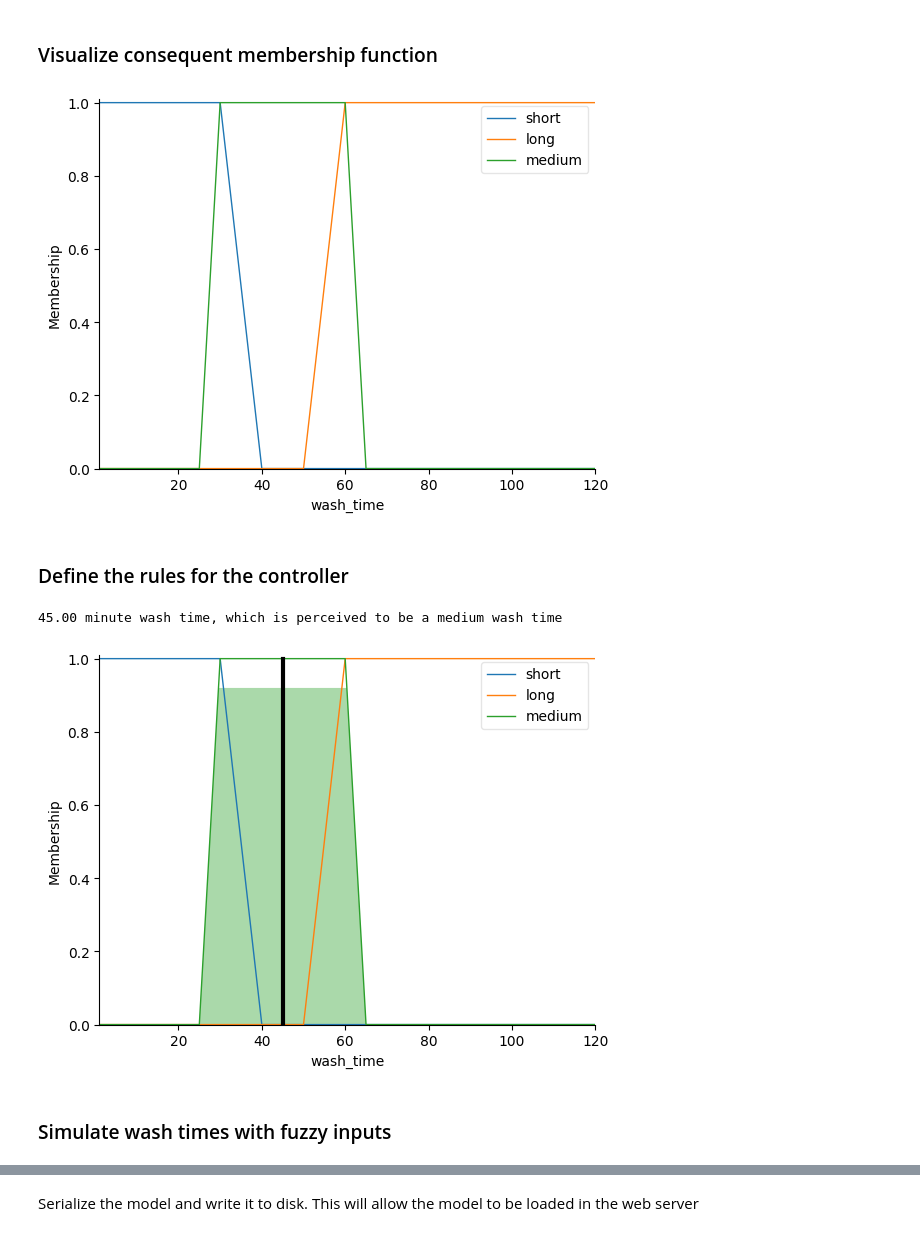
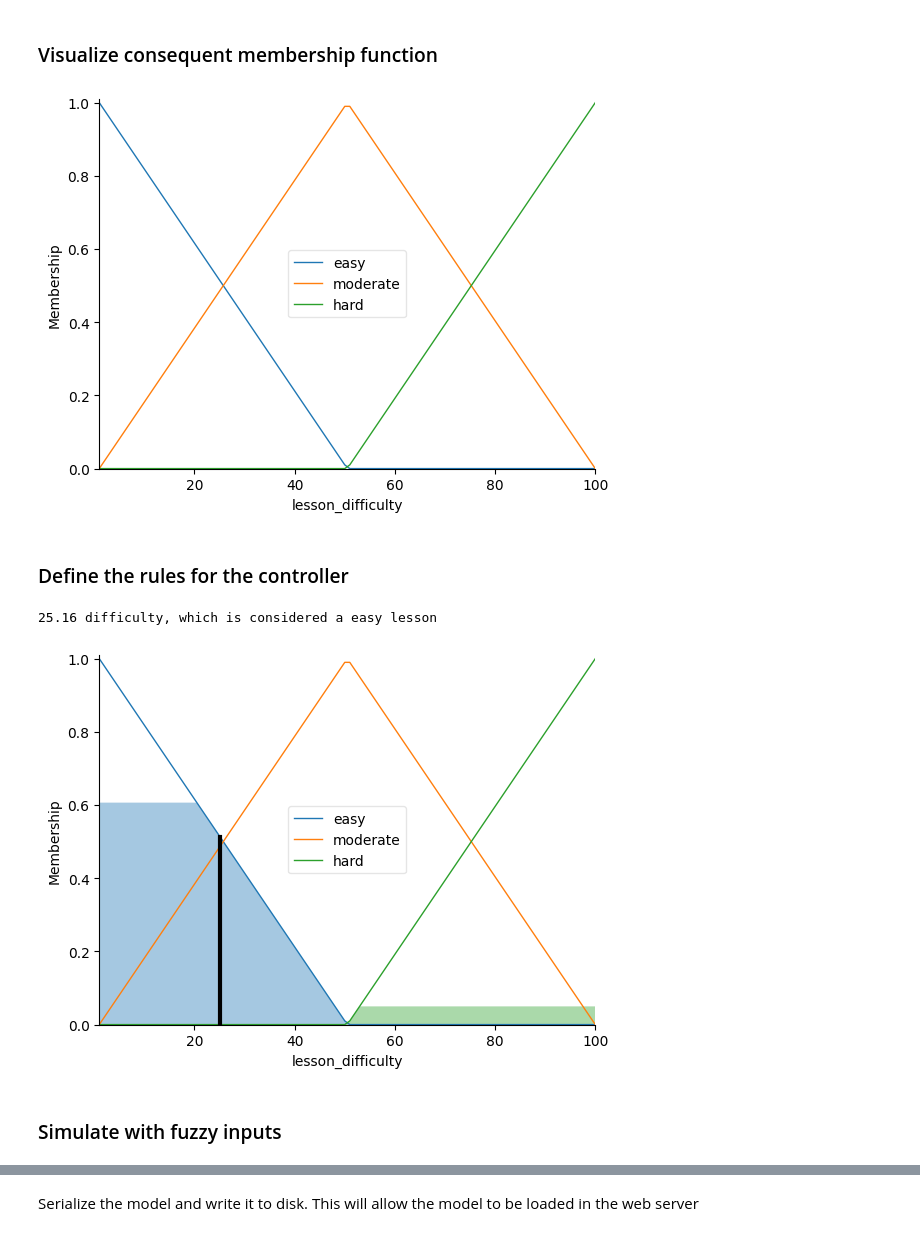
Before and after one commit to walkerrandolphsmith/intelligent_tutor, a Jupyter notebook: notebooks/lesson_prediction.ipynb, the cells around one changed output, grey strips where cells are left out. Drawn from its saved outputs; the diff is of its cells as text; code cells hidden in the pictures.

```diff
--- a/notebooks/lesson_prediction.ipynb
+++ b/notebooks/lesson_prediction.ipynb
@@ -80,16 +72,16 @@ water_temperature = ctrl.Antecedent(temperature_universe, 'water_temperature')
 ### Define the consequent
 # %%
 # Define the universe of discourse for the output variable
-one_minute = 1
-one_hundred_twenty_minutes = 120
-wash_time_universe = create_range(
-    minimum_value=one_minute,
-    maximum_value=one_hundred_twenty_minutes
+easiest_difficulty = 1
+hardest_difficulty = 100
+lesson_difficulty_universe = create_range(
+    minimum_value=easiest_difficulty,
+    maximum_value=hardest_difficulty
 )
 
-# Define the consequent that represents the calculation of the output wash time
+# Define the consequent that represents the calculation of the lesson difficulty
 # The output is calculated when the antecedents are satisfied
-wash_time = ctrl.Consequent(wash_time_universe, 'wash_time')
+lesson_difficulty = ctrl.Consequent(lesson_difficulty_universe, 'lesson_difficulty')
 # %% [markdown]
 ### Define the fuzzy sets
 # %%
@@ -247,8 +137,21 @@ wash_time['medium'] = fuzz.trapmf(wash_time.universe, [
+# %%
+# Define membership functions for the consequent.
+# Represents how the output variable relates to a degree of membership in a fuzzy set.
+# Unlike, membership functions for antecedents,
+#  this membership function is used to defuzzify the output to output a precise lesson difficulty
+
+easy = "easy"
+moderate = "moderate"
+hard = "hard"
+
+lesson_difficulty.automf(
+    names=[easy, moderate, hard],
+)
 # %% [markdown]
 ### Visualize consequent membership function
 # %%
-wash_time.view()
+lesson_difficulty.view()
 # %% [output]
-[figure, old version]
+[figure, new version]
 # %% [markdown]
 ### Define the rules for the controller
@@ -308,5 +192,5 @@ rules = [
 # %%
 # Create a control system and simulation using Mamdani inference
 model = ctrl.ControlSystem(rules)
-washing_simulation = ctrl.ControlSystemSimulation(model)
+simulation = ctrl.ControlSystemSimulation(model)
 # %%
@@ -347,20 +229,16 @@ def build_wash_time_description(precise_wash_time):
 # %%
-# Compute the wash time given the input values for soil level, load size, and water temperature
-two_hundred_parts_per_million = 200
-ten_kilograms = 10
-fifty_degrees_celsius = 50
-precise_wash_time = simulate_wash_time_with_precise_input(
-    soil_level_value=two_hundred_parts_per_million,
-    load_size_value=ten_kilograms,
-    water_temperature_value=fifty_degrees_celsius
+# Compute the wash time given precise input values
+precise_lesson_difficulty = predict_lesson_difficulty_given_precise_inputs(
+    user_level_value=1,
+    accuracy_value=90
 )
-print(build_wash_time_description(precise_wash_time))
+print(build_lesson_difficulty_description(precise_lesson_difficulty))
 # Visualize the fuzzy set with the highest membership value for the precise wash time
-wash_time.view(sim=washing_simulation)
+lesson_difficulty.view(sim=simulation)
 # %% [output]
-45.00 minute wash time, which is perceived to be a medium wash time
+25.16 difficulty, which is considered a easy lesson
-[figure, old version]
+[figure, new version]
 # %% [markdown]
-### Simulate wash times with fuzzy inputs
+### Simulate with fuzzy inputs
 # %%
 # Given the fuzzy sets of each input value return the wash time
```
Also changed, not shown: parts of 13 cells of this notebook, 5 other files.
